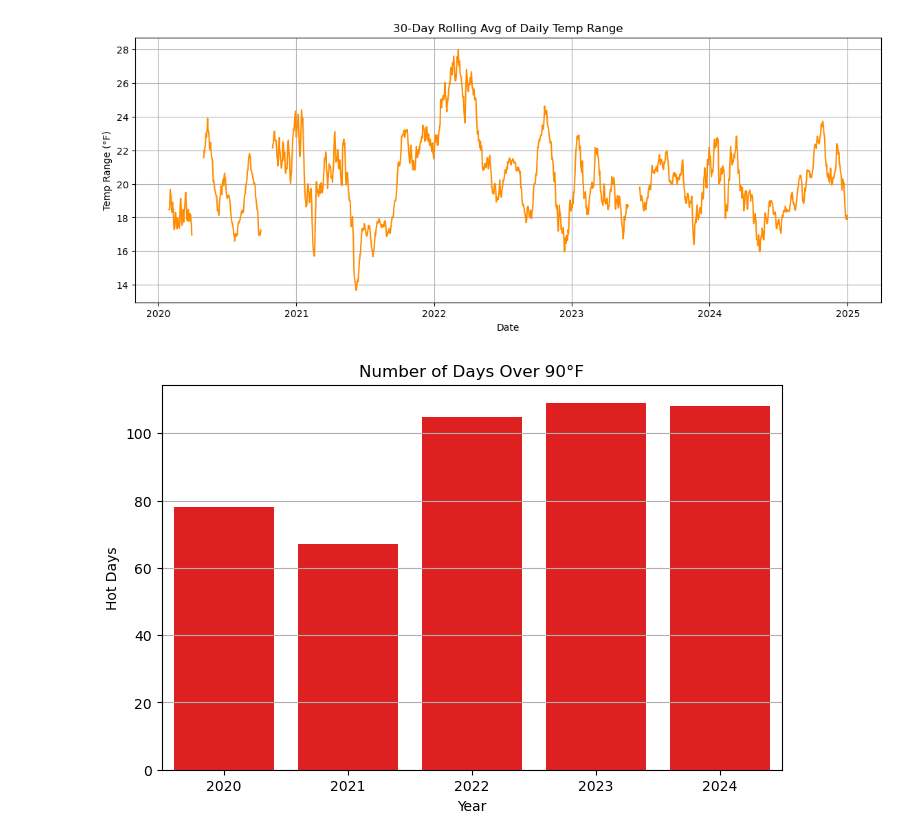
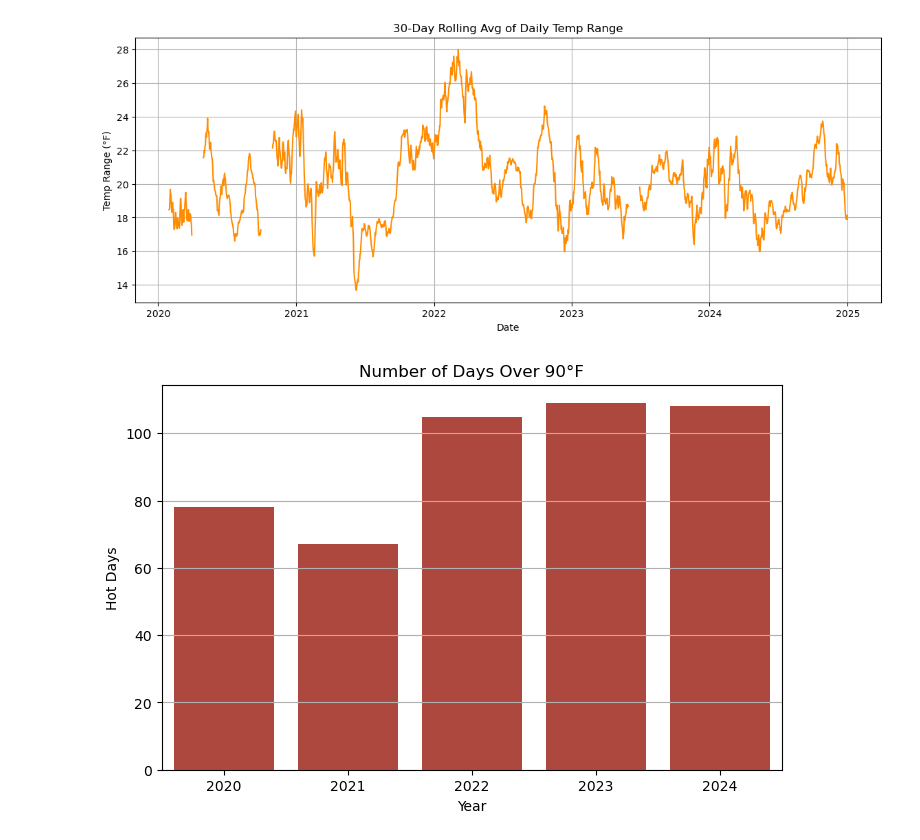
Before and after one commit to Reev132/richardson-weather-analysis, a Jupyter notebook: notebooks/3_Insights_Report.ipynb, the cells around one changed output. Saved outputs shown, nothing was run; the diff lists cells and outputs as text; code cells hidden in the pictures.

```diff
--- a/notebooks/3_Insights_Report.ipynb
+++ b/notebooks/3_Insights_Report.ipynb
@@ -71,15 +71,15 @@ This shows how wide the gap is between daytime highs and nighttime lows. Are ran
 # %%
 hot_days = df[df['TMAX'] > 90].groupby('year').size()
 
 plt.figure(figsize=(8, 5))
-sns.barplot(x=hot_days.index, y=hot_days.values, color="red", legend=False)
+sns.barplot(x=hot_days.index, y=hot_days.values, color="#C0392B", legend=False)
 plt.title("Number of Days Over 90°F")
 plt.ylabel("Hot Days")
 plt.xlabel("Year")
 plt.grid(axis='y')
 plt.show()
 # %% [output]
-[figure, old version]
+[figure, new version]
 # %%
 Insight:
 A rise in very hot days can signal intensifying heat stress. This metric matters for public health, electricity demand, and water use.
```
Also changed, not shown: parts of 2 cells of this notebook.
